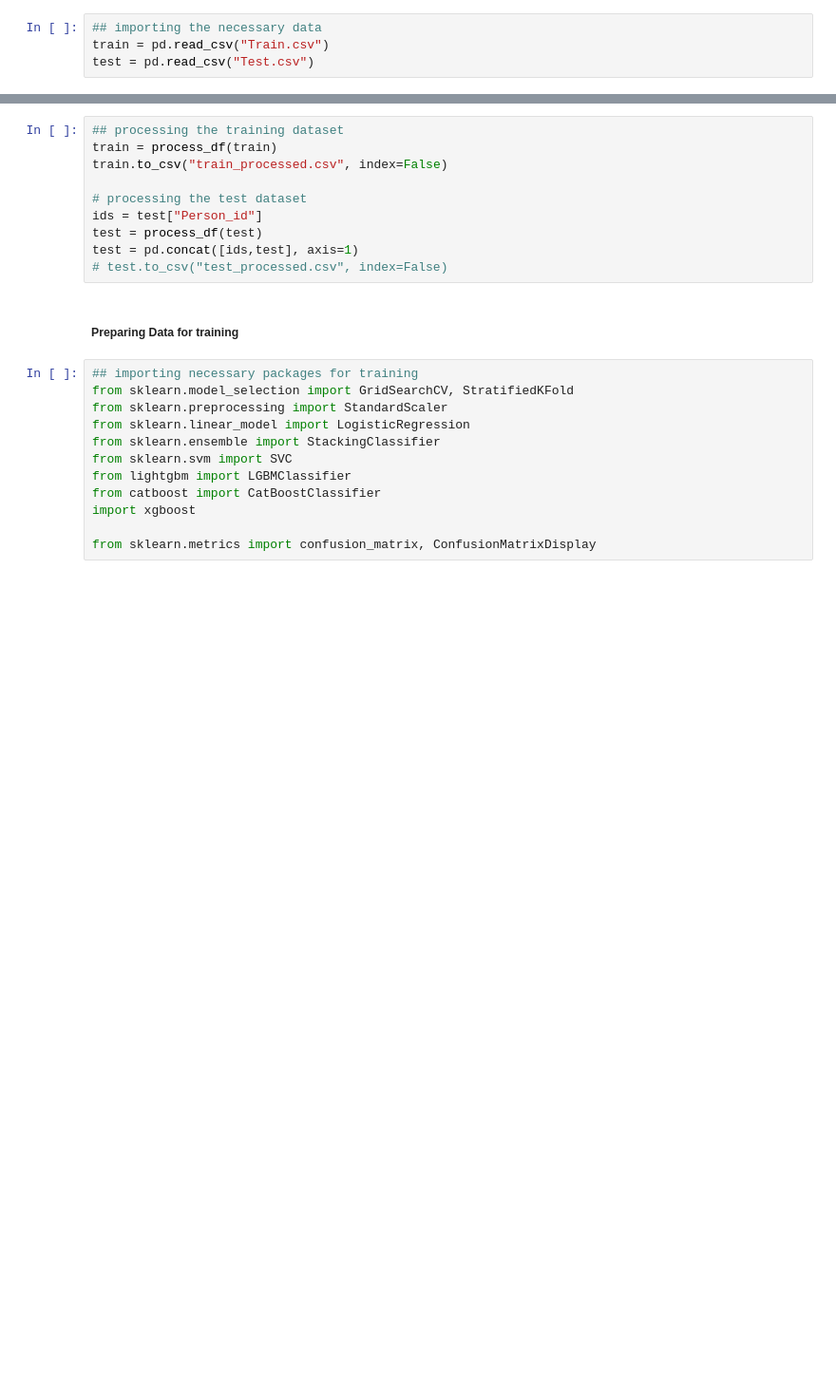
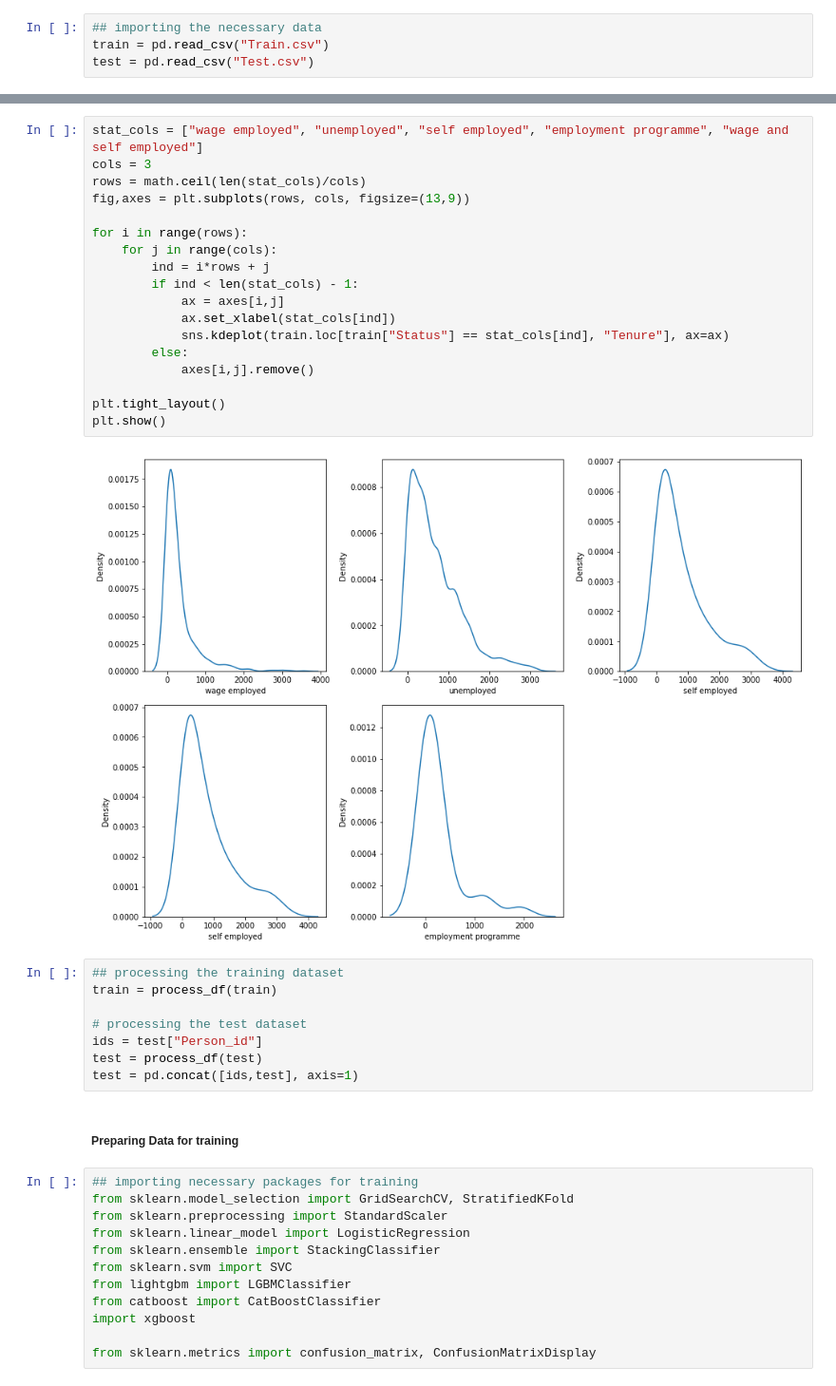
Before and after one commit to e-hokage777/Machine_Learning_Challenges, a Jupyter notebook: Zindi_Challenges/Predictive_Insights_Youth_Income_Prediction_Challenge/Code_Submission/Code_submission.ipynb, the cells around one changed output, grey strips where cells are left out. Shown at 95% size. Saved outputs shown, nothing was run; the diff lists cells and outputs as text; blank space fills up the shorter version.

```diff
--- a/Zindi_Challenges/Predictive_Insights_Youth_Income_Prediction_Challenge/Code_Submission/Code_submission.ipynb
+++ b/Zindi_Challenges/Predictive_Insights_Youth_Income_Prediction_Challenge/Code_Submission/Code_submission.ipynb
@@ -129,13 +164,31 @@ def disp_confmat(model, y_true, X):
+# %%
+stat_cols = ["wage employed", "unemployed", "self employed", "employment programme", "wage and self employed"]
+cols = 3
+rows = math.ceil(len(stat_cols)/cols)
+fig,axes = plt.subplots(rows, cols, figsize=(13,9))
+
+for i in range(rows):
+    for j in range(cols):
+        ind = i*rows + j
+        if ind < len(stat_cols) - 1:
+            ax = axes[i,j]
+            ax.set_xlabel(stat_cols[ind])
+            sns.kdeplot(train.loc[train["Status"] == stat_cols[ind], "Tenure"], ax=ax)
+        else:
+            axes[i,j].remove()
+
+plt.tight_layout()
+plt.show()
+# %% [output]
+[figure, added]
 # %%
 ## processing the training dataset
 train = process_df(train)
-train.to_csv("train_processed.csv", index=False)
 
 # processing the test dataset
 ids = test["Person_id"]
 test = process_df(test)
 test = pd.concat([ids,test], axis=1)
-# test.to_csv("test_processed.csv", index=False)
 # %% [markdown]
 ##### Preparing Data for training
 # %%
```
Also changed, not shown: parts of 9 cells of this notebook, 2 other files.
